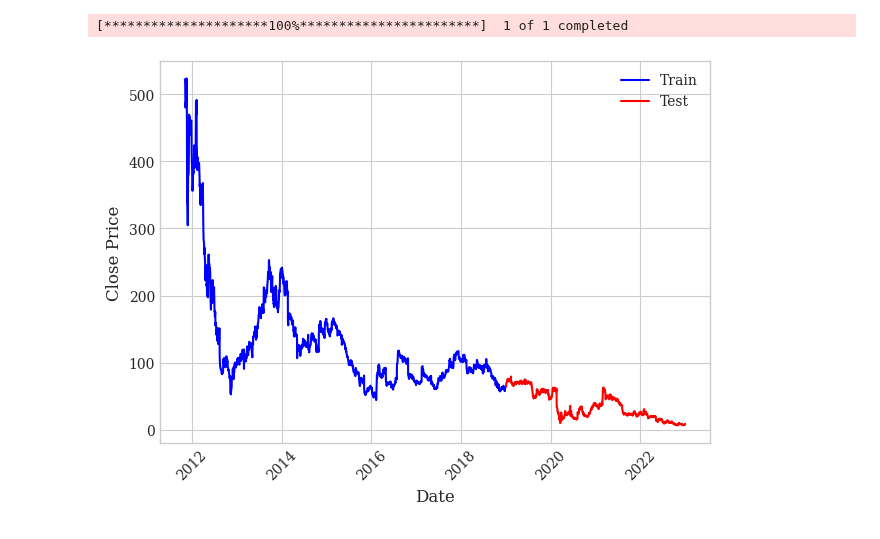
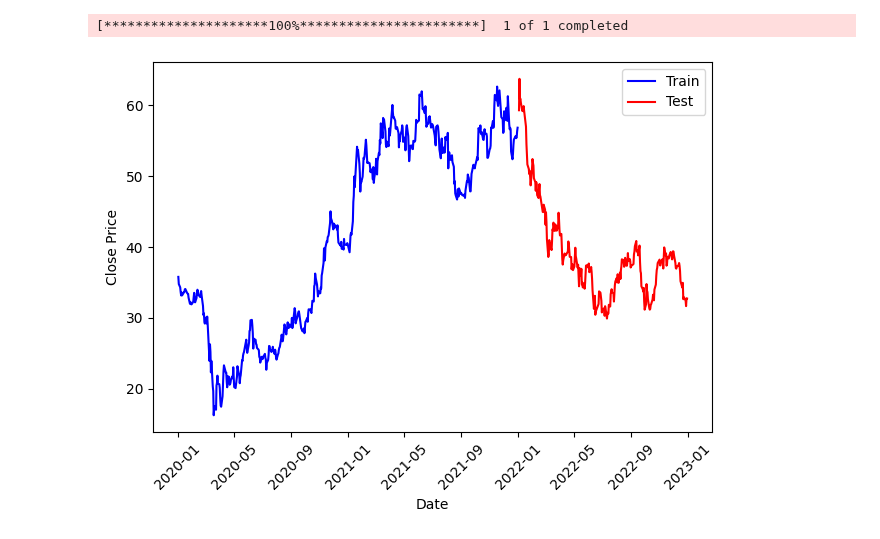
Before and after one commit to Chideme/island_genetic_algrorithm, a Jupyter notebook: experiment_convergence.ipynb, the cells around one changed output. Saved outputs shown, nothing was run; the diff lists cells and outputs as text; code cells hidden in the pictures.

```diff
--- a/experiment_convergence.ipynb
+++ b/experiment_convergence.ipynb
@@ -20,13 +23,12 @@ from single_data_processing import SingleAssetTI
 # %%
-start_date = datetime.datetime(2010, 1, 1)
+start_date = datetime.datetime(2020, 1, 1)
 end_date = datetime.datetime(2022, 12, 31)
 period ="train"
 ticker = 'GM'
-ticker = 'GRPN'
-data = SingleAssetTI(ticker, start_date, end_date,2019)
+data = SingleAssetTI(ticker, start_date, end_date,2022)
 data.data_preprocess()
 train_data = data.train_data
 val_data = data.test_data
 # %% [output]
 [*********************100%***********************]  1 of 1 completed
-[figure, old version]
+[figure, new version]
```
Also changed, not shown: parts of 6 cells of this notebook, 15 other files.
